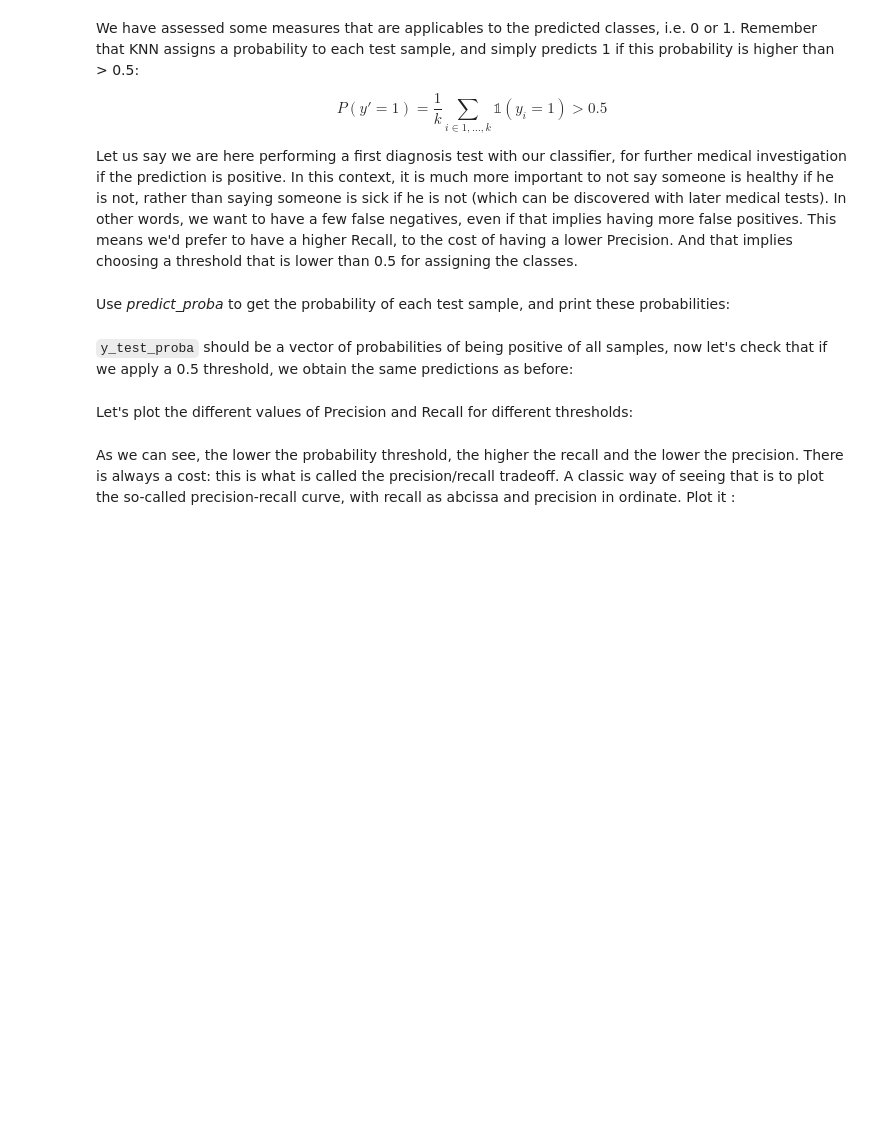
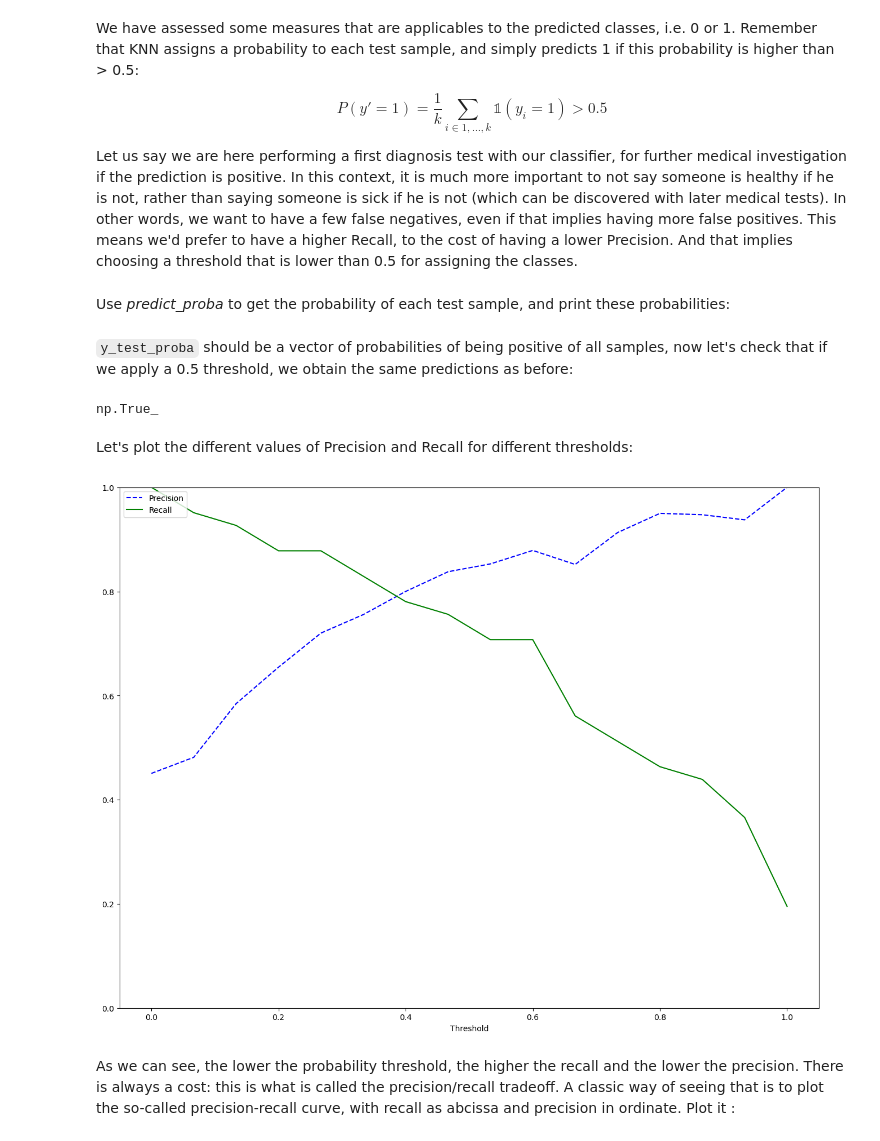
Before and after one commit to ThibaultLaunois/CampNum-12_ML2_Classification_and_Clustering, a Jupyter notebook: ML2.1_classification_intro/notebooks/Machine_Learning_2.1_Classification.ipynb, the cells around one changed output. Drawn from its saved outputs; the diff is of its cells as text; code cells hidden in the pictures; blank space fills up the shorter version.

Commit message:
feat: it1 precision/recall trade-off

```diff
--- a/ML2.1_classification_intro/notebooks/Machine_Learning_2.1_Classification.ipynb
+++ b/ML2.1_classification_intro/notebooks/Machine_Learning_2.1_Classification.ipynb
@@ -329,26 +329,32 @@ Use *predict_proba* to get the probability of each test sample, and print these
 # %%
 #TOFILL
 #Print the probability associated with y:
-y_test_proba =
+y_test_proba = knn_clf.predict_proba(X_test_scaled)[:,1]
 # %% [markdown]
 `y_test_proba` should be a vector of probabilities of being positive of all samples, now let's check that if we apply a 0.5 threshold, we obtain the same predictions as before:
 # %%
 #By default KNN applies a 0.5 threshold to make its predictions:
 ((y_test_proba > 0.5).astype(int) == y_test_pred).all()
+# %% [output]
+np.True_
 # %% [markdown]
 Let's plot the different values of Precision and Recall for different thresholds:
 # %%
 #Precision recall tradeoff
 from sklearn.metrics import precision_recall_curve
 
 def plot_precision_recall_vs_threshold(precisions, recalls, thresholds):
     plt.plot(thresholds, precisions[:-1], "b--", label="Precision")
     plt.plot(thresholds, recalls[:-1], "g-", label="Recall")
     plt.xlabel("Threshold")
     plt.legend(loc="upper left")
     plt.ylim([0, 1])
 
 #TOFILL
+precisions, recalls, thresholds = precision_recall_curve(y_test,y_test_proba)
+plot_precision_recall_vs_threshold(precisions, recalls, thresholds)
+# %% [output]
+[figure, added]
 # %% [markdown]
 As we can see, the lower the probability threshold, the higher the recall and the lower the precision. There is always a cost: this is what is called the precision/recall tradeoff. A classic way of seeing that is to plot the so-called precision-recall curve, with recall as abcissa and precision in ordinate. Plot it :
 # %%
```
Also changed, not shown: parts of 5 cells of this notebook, 1 other file.
